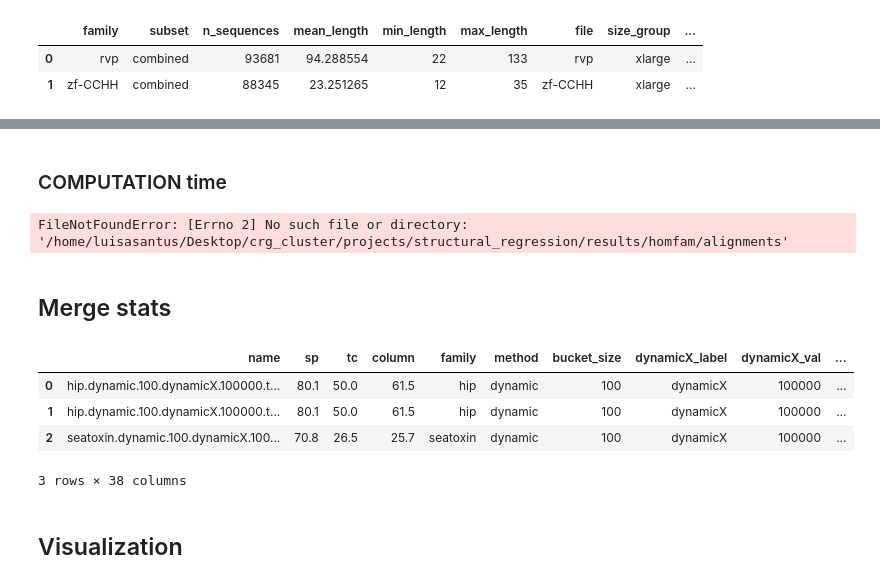
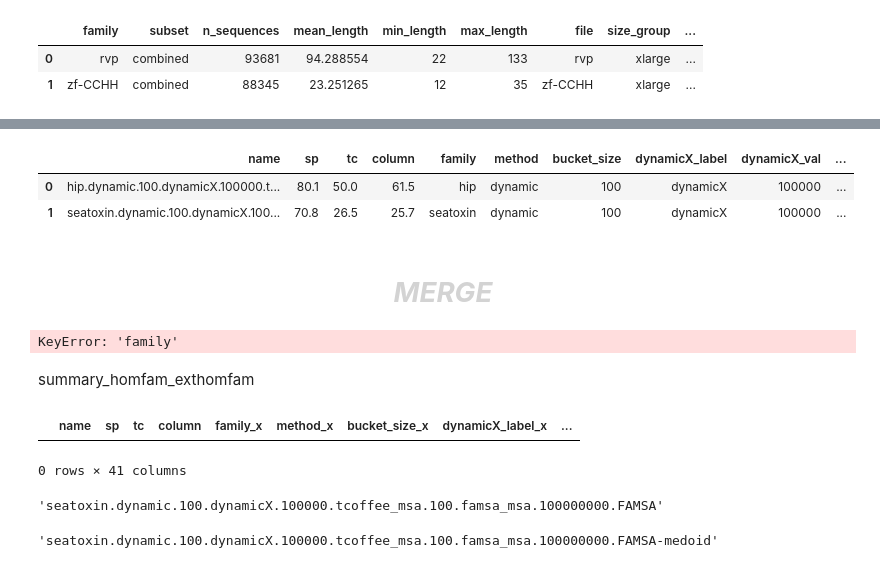
Before and after one commit to luisas/nf_structural_regression, a Jupyter notebook: notebook/01_benchmark.ipynb, the cells around one changed output, grey strips where cells are left out. Cells and saved outputs as stored; diff of their text form; code cells hidden in the pictures.

```diff
--- a/notebook/01_benchmark.ipynb
+++ b/notebook/01_benchmark.ipynb
@@ -10,5 +10,3 @@ from os import listdir
 from os.path import isfile, join
 # %%
 evaluation_dir = "/home/luisasantus/Desktop/crg_cluster/projects/structural_regression/results/"
-# %%
-dataset = "homfam"
@@ -127,9 +179,8 @@ scores_df_homfam = get_evaluation(join(evaluation_dir,dataset), dataset)
 # %%
 ## TODO -- add exthomfam
 scores_df = scores_df_homfam
+scores_df
+# %% [output]
+|  | name | sp | tc | column | family | method | bucket_size | dynamicX_label | dynamicX_val | ... |
+| 0 | hip.dynamic.100.dynamicX.100000.t... | 80.1 | 50.0 | 61.5 | hip | dynamic | 100 | dynamicX | 100000 | ... |
+| 1 | seatoxin.dynamic.100.dynamicX.100... | 70.8 | 26.5 | 25.7 | seatoxin | dynamic | 100 | dynamicX | 100000 | ... |
-# %% [markdown]
-### COMPUTATION time
-# %%
-traces_homfam = get_computation_times(join(evaluation_dir, "homfam"), "homfam", "alignments")
-# %% [output]
-FileNotFoundError: [Errno 2] No such file or directory: '/home/luisasantus/Desktop/crg_cluster/projects/structural_regression/results/homfam/alignments'
@@ -138,4 +187,8 @@ traces = traces_homfam
 # %% [markdown]
-## Merge stats
+# <div style="text-align: center;"> <span align="center" style="color:lightgrey">_________MERGE_________</span> </div>
 # %%
 stats = pd.merge(scores_df, traces, on = "name")
+stats = pd.merge(stats, summary_homfam_exthomfam, on =["family","benchmarking_dataset"])
+stats.head()
+# %% [output]
+KeyError: 'family'
@@ -144,10 +195,15 @@ stats = pd.merge(stats, summary_homfam_exthomfam, on =["family","benchmarking_da
-# %%
-stats.head()
-# %% [output]
-|  | name | sp | tc | column | family | method | bucket_size | dynamicX_label | dynamicX_val | ... |
-| 0 | hip.dynamic.100.dynamicX.100000.t... | 80.1 | 50.0 | 61.5 | hip | dynamic | 100 | dynamicX | 100000 | ... |
-| 1 | hip.dynamic.100.dynamicX.100000.t... | 80.1 | 50.0 | 61.5 | hip | dynamic | 100 | dynamicX | 100000 | ... |
-| 2 | seatoxin.dynamic.100.dynamicX.100... | 70.8 | 26.5 | 25.7 | seatoxin | dynamic | 100 | dynamicX | 100000 | ... |
-3 rows × 38 columns
 # %% [markdown]
-## Visualization
+summary_homfam_exthomfam
+# %%
+pd.merge(scores_df, traces, on = "name")
+# %% [output]
+|  | name | sp | tc | column | family_x | method_x | bucket_size_x | dynamicX_label_x | ... |
+0 rows × 41 columns
+# %%
+scores_df.name[1]
+# %% [output]
+'seatoxin.dynamic.100.dynamicX.100000.tcoffee_msa.100.famsa_msa.100000000.FAMSA'
+# %%
+traces.name[1]
+# %% [output]
+'seatoxin.dynamic.100.dynamicX.100000.tcoffee_msa.100.famsa_msa.100000000.FAMSA-medoid'
```
Also changed, not shown: parts of 23 cells of this notebook, 4 other files.
